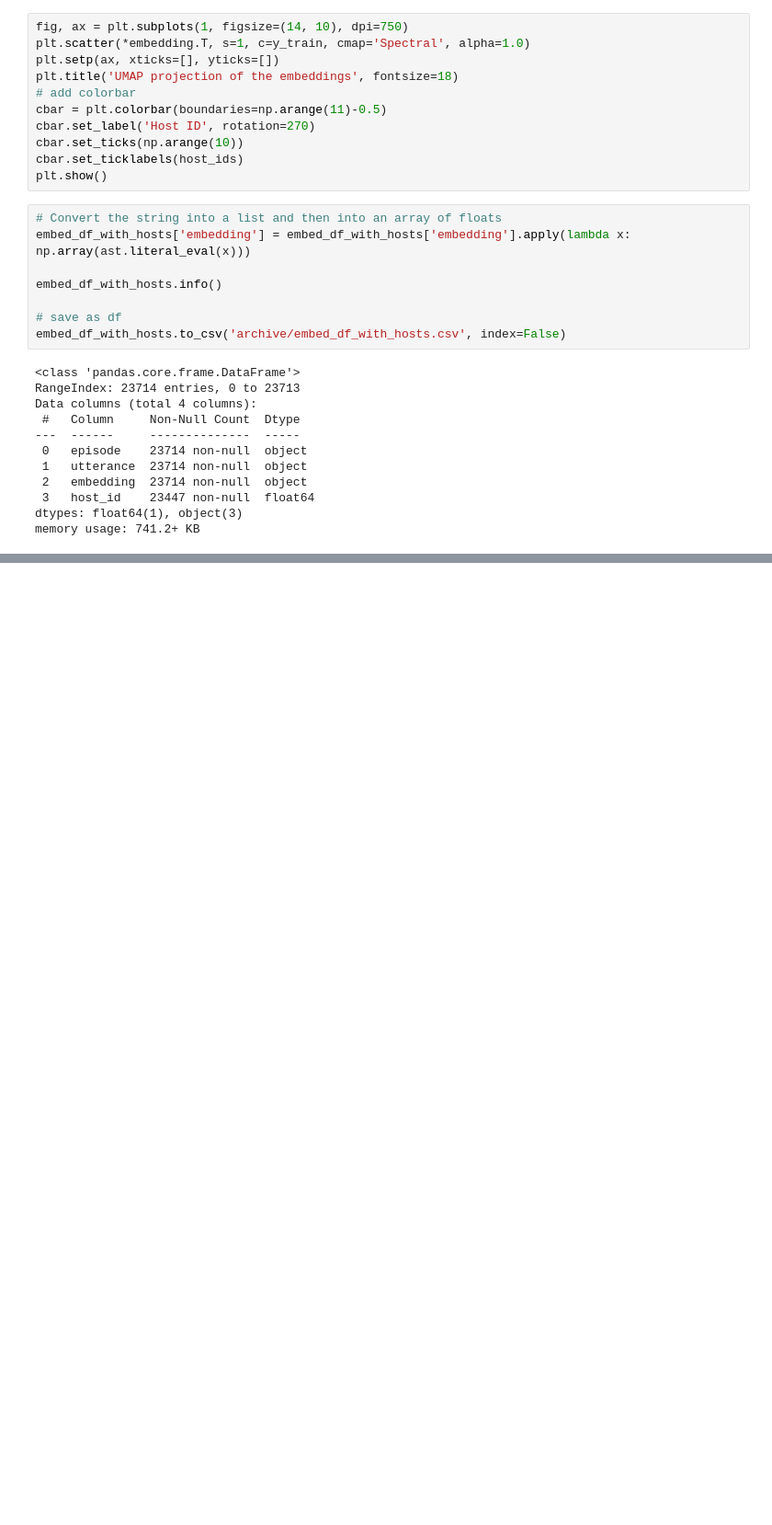
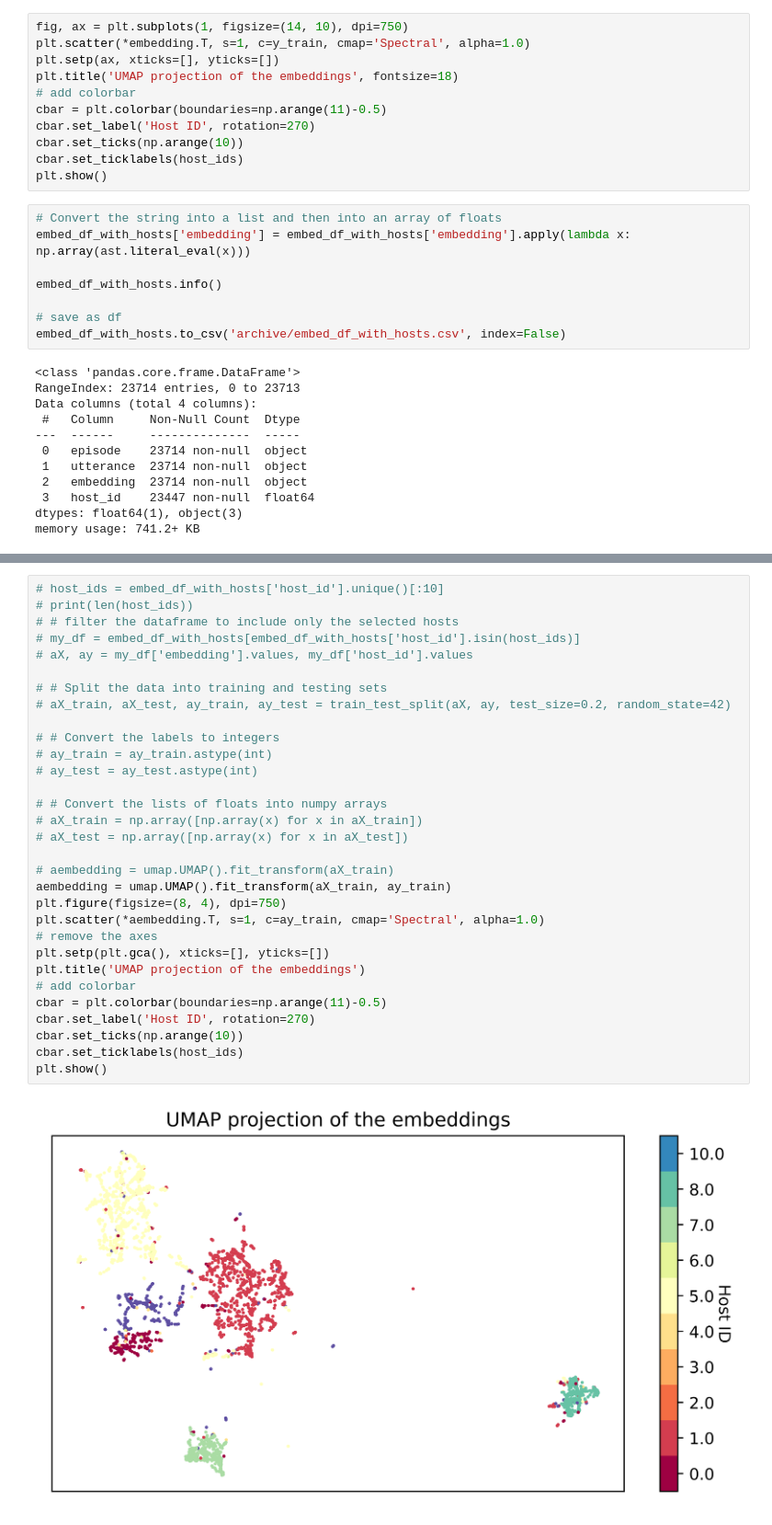
Before and after one commit to elmella/whos-who, a Jupyter notebook: embed.ipynb, the cells around one changed output, grey strips where cells are left out. Shown at 92% size. Drawn from its saved outputs; the diff is of its cells as text; blank space fills up the shorter version.

```diff
--- a/embed.ipynb
+++ b/embed.ipynb
@@ -221,0 +411,33 @@ def filter_episodes(df, cluster_label
+# %%
+# host_ids = embed_df_with_hosts['host_id'].unique()[:10]
+# print(len(host_ids))
+# # filter the dataframe to include only the selected hosts
+# my_df = embed_df_with_hosts[embed_df_with_hosts['host_id'].isin(host_ids)]
+# aX, ay = my_df['embedding'].values, my_df['host_id'].values
+
+# # Split the data into training and testing sets
+# aX_train, aX_test, ay_train, ay_test = train_test_split(aX, ay, test_size=0.2, random_state=42)
+
+# # Convert the labels to integers
+# ay_train = ay_train.astype(int)
+# ay_test = ay_test.astype(int)
+
+# # Convert the lists of floats into numpy arrays
+# aX_train = np.array([np.array(x) for x in aX_train])
+# aX_test = np.array([np.array(x) for x in aX_test])
+
+# aembedding = umap.UMAP().fit_transform(aX_train)
+aembedding = umap.UMAP().fit_transform(aX_train, ay_train)
+plt.figure(figsize=(8, 4), dpi=750)
+plt.scatter(*aembedding.T, s=1, c=ay_train, cmap='Spectral', alpha=1.0)
+# remove the axes
+plt.setp(plt.gca(), xticks=[], yticks=[])
+plt.title('UMAP projection of the embeddings')
+# add colorbar
+cbar = plt.colorbar(boundaries=np.arange(11)-0.5)
+cbar.set_label('Host ID', rotation=270)
+cbar.set_ticks(np.arange(10))
+cbar.set_ticklabels(host_ids)
+plt.show()
+# %% [output]
+[figure, added]
```
Also changed, not shown: parts of 15 cells of this notebook, 2 other files.
